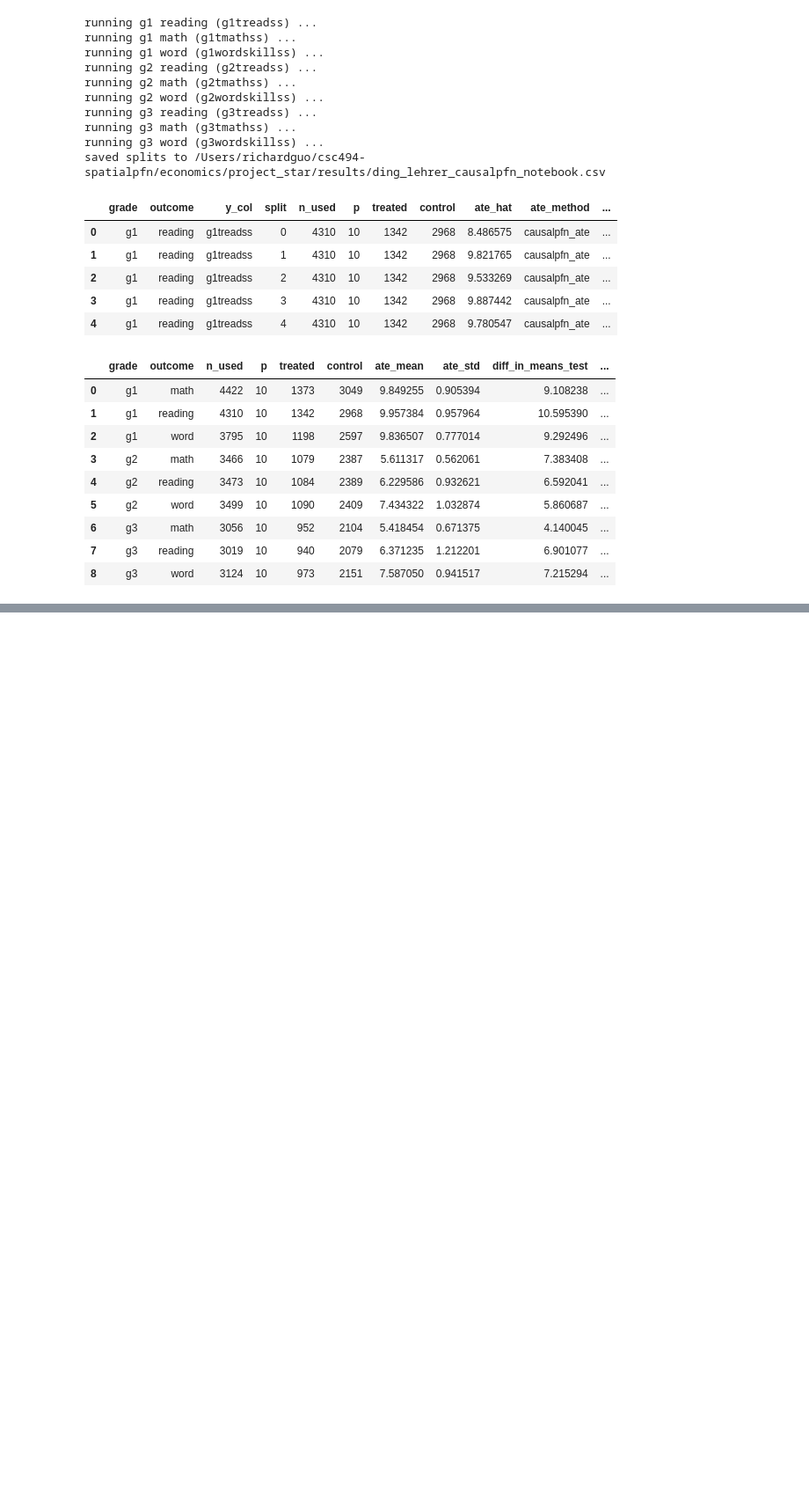
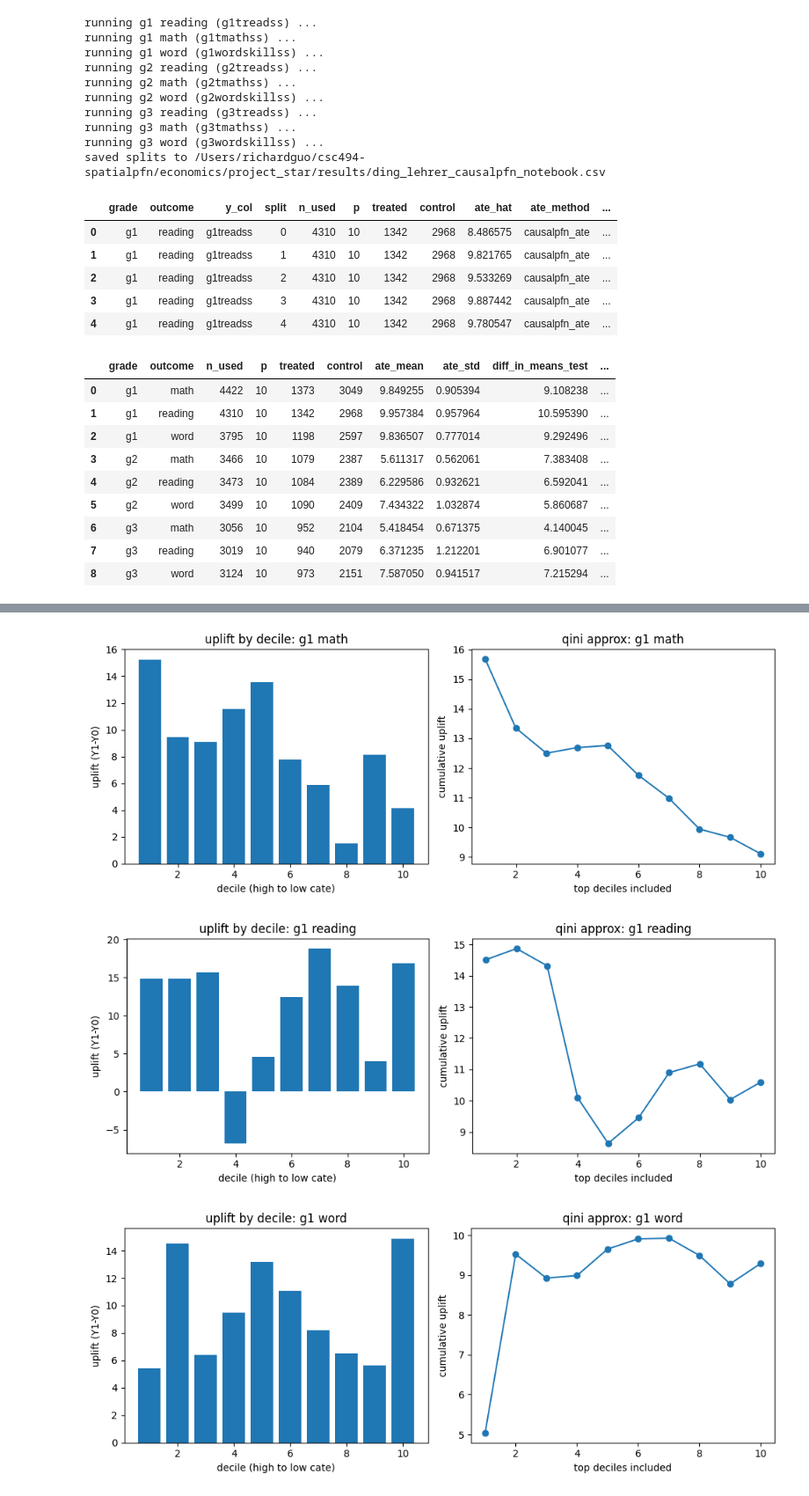
Before and after one commit to richrichierich/csc495-econpfn, a Jupyter notebook: project_star/project_star_dinglehrer_replication.ipynb, the cells around one changed output, grey strips where cells are left out. Shown at 88% size. Drawn from its saved outputs; the diff is of its cells as text; code cells hidden in the pictures; blank space fills up the shorter version.

```diff
--- a/project_star/project_star_dinglehrer_replication.ipynb
+++ b/project_star/project_star_dinglehrer_replication.ipynb
@@ -67,6 +67,9 @@ BASE_SEED = 2025
 GRADE_SEED_OFFSET = {"g1": 11, "g2": 23, "g3": 37}
 OUTCOME_SEED_OFFSET = {"reading": 1, "math": 3, "word": 5}
 
+# store per-row preds for uplift/qini
+PRED_ROWS: list[dict] = []
+
 # patch causalpfn weak learner to avoid min_samples_leaf=0 on small n
 def _safe_train_weak_learner(self, X, t, y) -> GradientBoostingRegressor:
     self.t_transformer = OneHotEncoder(sparse_output=False, categories="auto", drop="first")
@@ -334,0 +362,55 @@ else:
+# %%
+# uplift and qini plots
+import matplotlib.pyplot as plt
+import numpy as np
+import pandas as pd
+
+pred_df = pd.DataFrame(PRED_ROWS)
+if pred_df.empty:
+    print('no preds; run the estimation cells first')
+else:
+    def uplift_fn(df):
+        tcol = df['T']
+        ycol = df['Y']
+        y1 = ycol.loc[tcol == 1].mean()
+        y0 = ycol.loc[tcol == 0].mean()
+        return y1 - y0
+
+    groups = pred_df.groupby(['grade', 'outcome'])
+    for (grade, outcome), g in groups:
+        g = g.copy()
+        g['rank_pct'] = g.groupby('split')['cate_hat'].rank(pct=True, ascending=False)
+        g['decile'] = (g['rank_pct'] * 10).astype(int).clip(0, 9)
+
+        uplift_split = g.groupby(['split', 'decile']).apply(uplift_fn).reset_index(name='uplift')
+        uplift = uplift_split.groupby('decile')['uplift'].mean()
+
+        # qini-style cumulative gain by decile (average across splits)
+        gains = []
+        for split, gs in g.groupby('split'):
+            gs = gs.sort_values('cate_hat', ascending=False)
+            n = len(gs)
+            split_gains = []
+            for k in range(1, 11):
+                top = gs.iloc[: max(1, int(np.ceil(k * n / 10)))]
+                split_gains.append(uplift_fn(top))
+            gains.append(split_gains)
+        gains = np.asarray(gains)
+        qini_mean = np.nanmean(gains, axis=0)
+
+        fig, axes = plt.subplots(1, 2, figsize=(10, 4))
+        axes[0].bar(range(1, 11), uplift.values)
+        axes[0].set_title(f'uplift by decile: {grade} {outcome}')
+        axes[0].set_xlabel('decile (high to low cate)')
+        axes[0].set_ylabel('uplift (Y1-Y0)')
+
+        axes[1].plot(range(1, 11), qini_mean, marker='o')
+        axes[1].set_title(f'qini approx: {grade} {outcome}')
+        axes[1].set_xlabel('top deciles included')
+        axes[1].set_ylabel('cumulative uplift')
+        plt.tight_layout()
+        plt.show()
+# %% [output]
+[figure, added]
+[figure, added]
+[figure, added]
```
Also changed, not shown: parts of 3 cells of this notebook.
